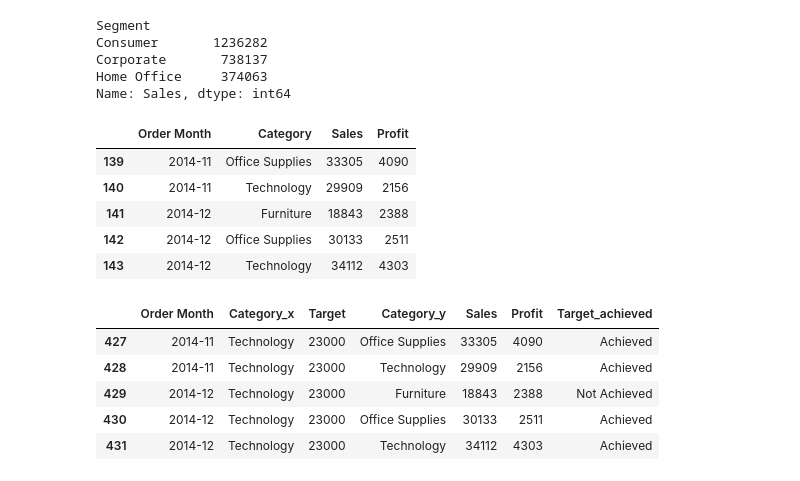
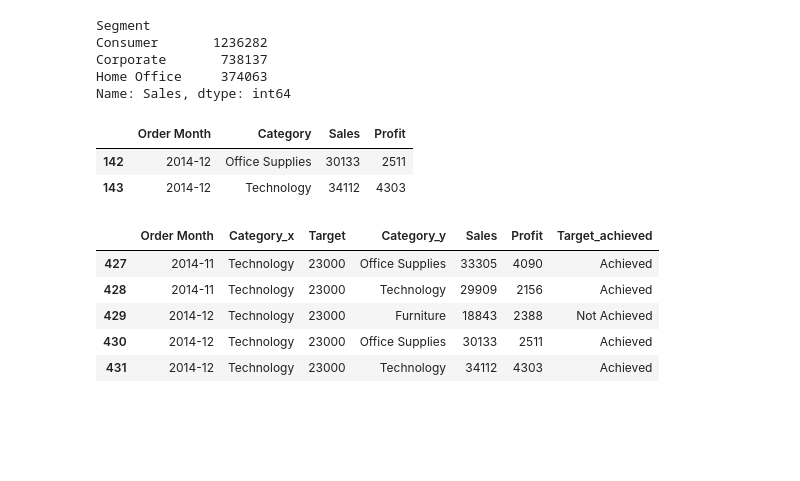
Before and after one commit to Chloejay/ecommerce_dataTask, a Jupyter notebook: analysis/e-commerce_analysis_case.ipynb, the cells around one changed output. Cells and saved outputs as stored; diff of their text form; code cells hidden in the pictures; blank space fills up the shorter version.

```diff
--- a/analysis/e-commerce_analysis_case.ipynb
+++ b/analysis/e-commerce_analysis_case.ipynb
@@ -264,14 +268,11 @@ Name: Sales, dtype: int64
 # %%
 # compare to sales target
 OrderLists["Order Month"]= OrderLists["Order Date"].apply(lambda d: d.strftime("%Y-%m"))
 # get actual monthly sales, categorized by "main Category"
 actual_monthly_sales = OrderLists.groupby(["Order Month","Category"])["Sales", "Profit"].sum().reset_index()
-actual_monthly_sales.tail()
+actual_monthly_sales.tail(2)
 # %% [output]
 |  | Order Month | Category | Sales | Profit |
-| 139 | 2014-11 | Office Supplies | 33305 | 4090 |
-| 140 | 2014-11 | Technology | 29909 | 2156 |
-| 141 | 2014-12 | Furniture | 18843 | 2388 |
 | 142 | 2014-12 | Office Supplies | 30133 | 2511 |
 | 143 | 2014-12 | Technology | 34112 | 4303 |
 # %%
```
Also changed, not shown: parts of 15 cells of this notebook, 7 other files.
